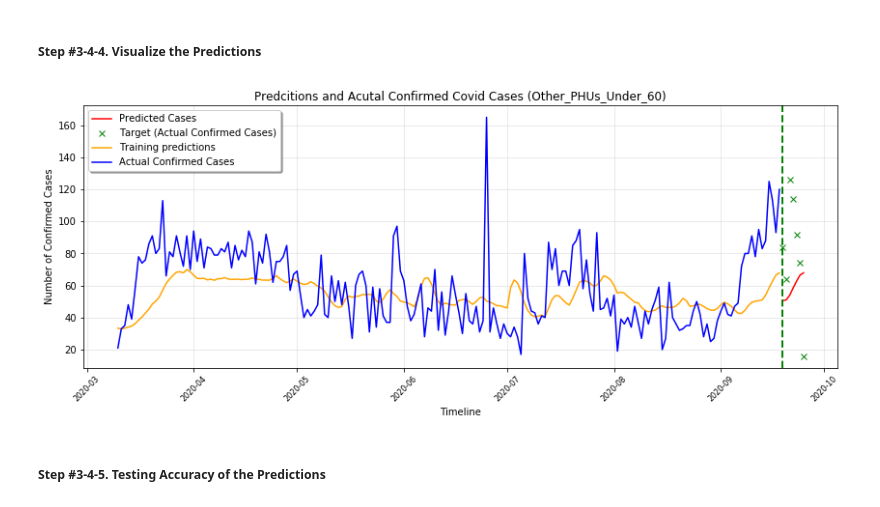
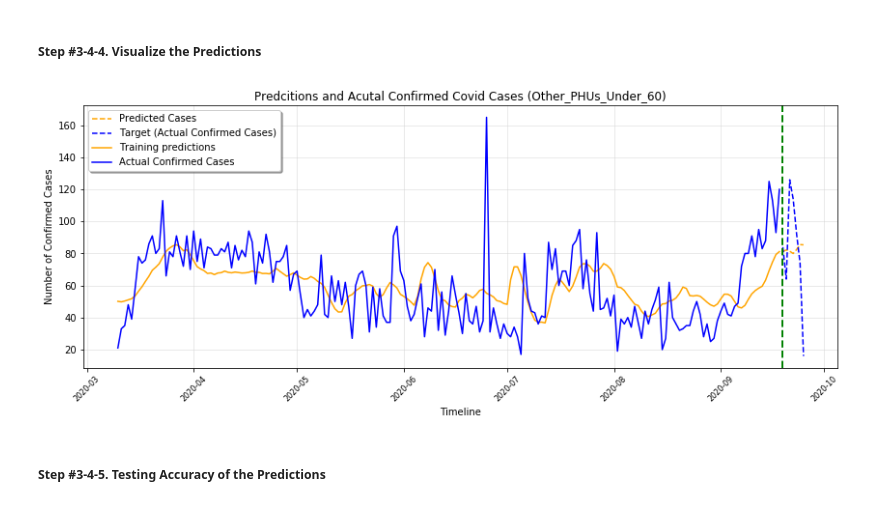
Before and after one commit to AL-DataScience/COVID-19-Predictive-Model, a Jupyter notebook: COVID 19_LSTM_Predictive_Model.ipynb, the cells around one changed output. Drawn from its saved outputs; the diff is of its cells as text; code cells hidden in the pictures.

```diff
--- a/COVID 19_LSTM_Predictive_Model.ipynb
+++ b/COVID 19_LSTM_Predictive_Model.ipynb
@@ -382,6 +389,7 @@ GTA_PHUs_Under_60_train_scaled.shape
 # Creating a data structure with 14 timestamps and 1 output
 x_GTA_PHUs_Under_60_train = []
 y_GTA_PHUs_Under_60_train = []
+x_GTA_PHUs_Under_60_future = []
 
 n_future = 7   # Number of days we want to predict into the future
 n_past = 14     # Number of past days we want to use to predict the future
@@ -390,10 +398,14 @@ for i in range(n_past, len(GTA_PHUs_Under_60_train_scaled) - n_future +1):
     x_GTA_PHUs_Under_60_train.append(GTA_PHUs_Under_60_train_scaled[i - n_past:i, 0:GTA_PHUs_Under_60_train_scaled.shape[1]])
     y_GTA_PHUs_Under_60_train.append(GTA_PHUs_Under_60_train_scaled[i + n_future - 1:i + n_future, 0])
 
-x_GTA_PHUs_Under_60_train, y_GTA_PHUs_Under_60_train = np.array(x_GTA_PHUs_Under_60_train), np.array(y_GTA_PHUs_Under_60_train)
+for i in range(len(GTA_PHUs_Under_60_train_scaled) - n_future, len(GTA_PHUs_Under_60_train_scaled)):
+    x_GTA_PHUs_Under_60_future.append(GTA_PHUs_Under_60_train_scaled[i - n_past:i, 0:GTA_PHUs_Under_60_train_scaled.shape[1]])
+
+x_GTA_PHUs_Under_60_train, y_GTA_PHUs_Under_60_train, x_GTA_PHUs_Under_60_future = np.array(x_GTA_PHUs_Under_60_train), np.array(y_GTA_PHUs_Under_60_train),np.array(x_GTA_PHUs_Under_60_future)
 
 print('x_GTA_PHUs_Under_60_train shape == {}.'.format(x_GTA_PHUs_Under_60_train.shape))
 print('y_GTA_PHUs_Under_60_train shape == {}.'.format(y_GTA_PHUs_Under_60_train.shape))
+print('x_GTA_PHUs_Under_60_future shape == {}.'.format(x_GTA_PHUs_Under_60_future.shape))
 # %% [output]
 x_GTA_PHUs_Under_60_train shape == (193, 14, 1).
 y_GTA_PHUs_Under_60_train shape == (193, 1).
@@ -552,6 +565,7 @@ GTA_PHUs_60_and_Over_train_scaled.shape
 # Creating a data structure with 14 timestamps and 1 output
 x_GTA_PHUs_60_and_Over_train = []
 y_GTA_PHUs_60_and_Over_train = []
+x_GTA_PHUs_60_and_Over_future = []
 
 n_future = 7   # Number of days we want to predict into the future
 n_past = 14     # Number of past days we want to use to predict the future
@@ -560,10 +574,14 @@ for i in range(n_past, len(GTA_PHUs_60_and_Over_train_scaled) - n_future +1):
     x_GTA_PHUs_60_and_Over_train.append(GTA_PHUs_60_and_Over_train_scaled[i - n_past:i, 0:GTA_PHUs_60_and_Over_train_scaled.shape[1]])
     y_GTA_PHUs_60_and_Over_train.append(GTA_PHUs_60_and_Over_train_scaled[i + n_future - 1:i + n_future, 0])
 
-x_GTA_PHUs_60_and_Over_train, y_GTA_PHUs_60_and_Over_train = np.array(x_GTA_PHUs_60_and_Over_train), np.array(y_GTA_PHUs_60_and_Over_train)
+for i in range(len(GTA_PHUs_60_and_Over_train_scaled) - n_future, len(GTA_PHUs_60_and_Over_train_scaled)):
+    x_GTA_PHUs_60_and_Over_future .append(GTA_PHUs_60_and_Over_train_scaled[i - n_past:i, 0:GTA_PHUs_60_and_Over_train_scaled.shape[1]])
+
+x_GTA_PHUs_60_and_Over_train, y_GTA_PHUs_60_and_Over_train, x_GTA_PHUs_60_and_Over_future  = np.array(x_GTA_PHUs_60_and_Over_train), np.array(y_GTA_PHUs_60_and_Over_train), np.array(x_GTA_PHUs_60_and_Over_future)
 
 print('x_GTA_PHUs_60_and_Over_train shape == {}.'.format(x_GTA_PHUs_60_and_Over_train.shape))
 print('y_GTA_PHUs_60_and_Over_train shape == {}.'.format(y_GTA_PHUs_60_and_Over_train.shape))
+print('x_GTA_PHUs_60_and_Over_future shape == {}.'.format(x_GTA_PHUs_60_and_Over_future.shape))
 # %% [output]
 x_GTA_PHUs_60_and_Over_train shape == (193, 14, 1).
 y_GTA_PHUs_60_and_Over_train shape == (193, 1).
@@ -722,6 +741,7 @@ Other_PHUs_Under_60_train_scaled.shape
 # Creating a data structure with 14 timestamps and 1 output
 x_Other_PHUs_Under_60_train = []
 y_Other_PHUs_Under_60_train = []
+x_Other_PHUs_Under_60_future = []
 
 n_future = 7   # Number of days we want to predict into the future
 n_past = 14     # Number of past days we want to use to predict the future
@@ -730,10 +750,14 @@ for i in range(n_past, len(Other_PHUs_Under_60_train_scaled) - n_future +1):
     x_Other_PHUs_Under_60_train.append(Other_PHUs_Under_60_train_scaled[i - n_past:i, 0:Other_PHUs_Under_60_train_scaled.shape[1]])
     y_Other_PHUs_Under_60_train.append(Other_PHUs_Under_60_train_scaled[i + n_future - 1:i + n_future, 0])
 
-x_Other_PHUs_Under_60_train, y_Other_PHUs_Under_60_train = np.array(x_Other_PHUs_Under_60_train), np.array(y_Other_PHUs_Under_60_train)
+for i in range(len(Other_PHUs_Under_60_train_scaled) - n_future, len(Other_PHUs_Under_60_train_scaled)):
+    x_Other_PHUs_Under_60_future.append(Other_PHUs_Under_60_train_scaled[i - n_past:i, 0:Other_PHUs_Under_60_train_scaled.shape[1]])
+
+x_Other_PHUs_Under_60_train, y_Other_PHUs_Under_60_train,x_Other_PHUs_Under_60_future = np.array(x_Other_PHUs_Under_60_train), np.array(y_Other_PHUs_Under_60_train), np.array(x_Other_PHUs_Under_60_future)
 
 print('x_Other_PHUs_Under_60_train shape == {}.'.format(x_Other_PHUs_Under_60_train.shape))
 print('y_Other_PHUs_Under_60_train shape == {}.'.format(y_Other_PHUs_Under_60_train.shape))
+print('x_Other_PHUs_Under_60_future shape == {}.'.format(x_Other_PHUs_Under_60_future.shape))
 # %% [output]
 x_Other_PHUs_Under_60_train shape == (193, 14, 1).
 y_Other_PHUs_Under_60_train shape == (193, 1).
@@ -787,7 +812,7 @@ for this_timestamp in datelist_future:
     datelist_future_.append(this_timestamp.date())
 # %%
 # Perform predictions
-predictions_future_Other_PHUs_Under_60 = model_Other_PHUs_Under_60.predict(x_Other_PHUs_Under_60_train[-n_future:])
+predictions_future_Other_PHUs_Under_60 = model_Other_PHUs_Under_60.predict(x_Other_PHUs_Under_60_future)
 
 predictions_train_Other_PHUs_Under_60 = model_Other_PHUs_Under_60.predict(x_Other_PHUs_Under_60_train)
 # %%
@@ -823,28 +848,28 @@ PREDICTION_TRAIN_Other_PHUs_Under_60.head()
 # %%
 # Set plot size
 from pylab import rcParams
 rcParams['figure.figsize'] = 14, 5
 
 # Plot parameters
 START_DATE_FOR_PLOTTING = '2020-03-10'
 
-plt.plot(PREDICTIONS_FUTURE_Other_PHUs_Under_60.index, PREDICTIONS_FUTURE_Other_PHUs_Under_60['result'], color='r', label='Predicted Cases')
-plt.plot(dataset_base_test.index,dataset_base_test['Other_PHUs_Under_60'],'x', color='g', label='Target (Actual Confirmed Cases)')
+plt.plot(PREDICTIONS_FUTURE_Other_PHUs_Under_60.index, PREDICTIONS_FUTURE_Other_PHUs_Under_60['result'],'--',color='orange', label='Predicted Cases')
+plt.plot(dataset_base_test.index,dataset_base_test['Other_PHUs_Under_60'],'--', color='b', label='Target (Actual Confirmed Cases)')
 plt.plot(PREDICTION_TRAIN_Other_PHUs_Under_60.loc[START_DATE_FOR_PLOTTING:].index, PREDICTION_TRAIN_Other_PHUs_Under_60.loc[START_DATE_FOR_PLOTTING:]['result'], color='orange', label='Training predictions')
 plt.plot(dataset_base.loc[START_DATE_FOR_PLOTTING:].index, dataset_base.loc[START_DATE_FOR_PLOTTING:]['Other_PHUs_Under_60'], color='b', label='Actual Confirmed Cases')
 
 plt.axvline(x = min(PREDICTIONS_FUTURE_Other_PHUs_Under_60.index), color='green', linewidth=2, linestyle='--')
 
 plt.grid(which='major', color='#cccccc', alpha=0.5)
 
 plt.legend(shadow=True)
 plt.title('Predcitions and Acutal Confirmed Covid Cases (Other_PHUs_Under_60)', family='Arial', fontsize=12)
 plt.xlabel('Timeline', family='Arial', fontsize=10)
 plt.ylabel('Number of Confirmed Cases', family='Arial', fontsize=10)
 plt.xticks(rotation=45, fontsize=8)
 plt.show()
 # %% [output]
-[figure, old version]
+[figure, new version]
 # %% [markdown]
 ##### Step #3-4-5. Testing Accuracy of the Predictions
 # %%
```
Also changed, not shown: parts of 34 cells of this notebook.
